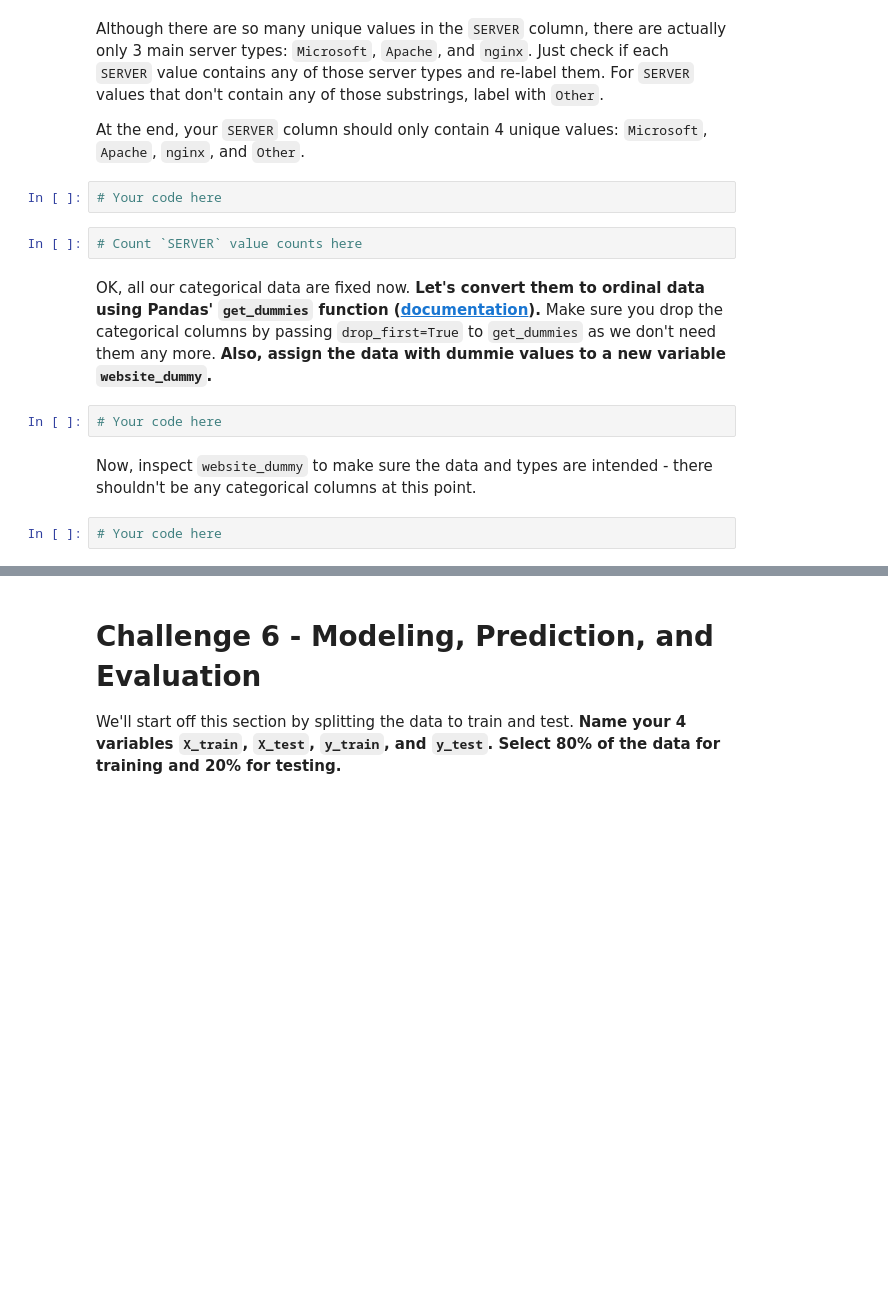
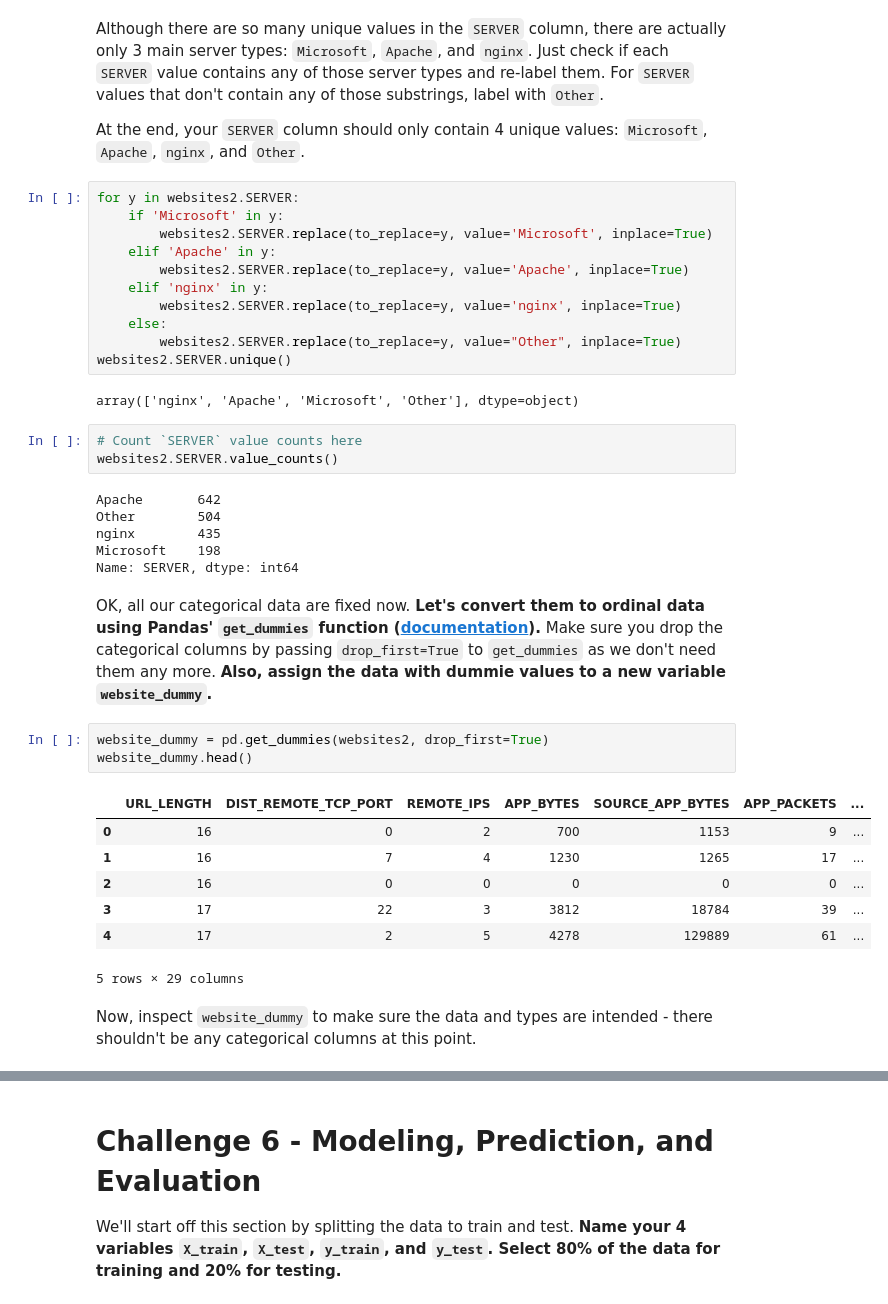
Before and after one commit to marisfont/madrid-oct-2018, a Jupyter notebook: module-3/lab-supervised-learning/your-code/main.ipynb, the cells around one changed output, grey strips where cells are left out. Drawn from its saved outputs; the diff is of its cells as text; blank space fills up the shorter version.

```diff
--- a/module-3/lab-supervised-learning/your-code/main.ipynb
+++ b/module-3/lab-supervised-learning/your-code/main.ipynb
@@ -372,15 +414,40 @@ Now print the `dtypes` of the data again. Besides `WHOIS_COUNTRY` which we alrea
 Although there are so many unique values in the `SERVER` column, there are actually only 3 main server types: `Microsoft`, `Apache`, and `nginx`. Just check if each `SERVER` value contains any of those server types and re-label them. For `SERVER` values that don't contain any of those substrings, label with `Other`.
 
 At the end, your `SERVER` column should only contain 4 unique values: `Microsoft`, `Apache`, `nginx`, and `Other`.
-# %%
-# Your code here
+# %%
+for y in websites2.SERVER:
+    if 'Microsoft' in y:
+        websites2.SERVER.replace(to_replace=y, value='Microsoft', inplace=True)
+    elif 'Apache' in y:
+        websites2.SERVER.replace(to_replace=y, value='Apache', inplace=True)
+    elif 'nginx' in y:
+        websites2.SERVER.replace(to_replace=y, value='nginx', inplace=True)
+    else:
+        websites2.SERVER.replace(to_replace=y, value="Other", inplace=True)
+websites2.SERVER.unique()
+# %% [output]
+array(['nginx', 'Apache', 'Microsoft', 'Other'], dtype=object)
 # %%
 # Count `SERVER` value counts here
+websites2.SERVER.value_counts()
+# %% [output]
+Apache       642
+Other        504
+nginx        435
+Microsoft    198
+Name: SERVER, dtype: int64
 # %% [markdown]
 OK, all our categorical data are fixed now. **Let's convert them to ordinal data using Pandas' `get_dummies` function ([documentation](https://pandas.pydata.org/pandas-docs/stable/generated/pandas.get_dummies.html)).** Make sure you drop the categorical columns by passing `drop_first=True` to `get_dummies` as we don't need them any more. **Also, assign the data with dummie values to a new variable `website_dummy`.**
-# %%
-# Your code here
+# %%
+website_dummy = pd.get_dummies(websites2, drop_first=True)
+website_dummy.head()
+# %% [output]
+|  | URL_LENGTH | DIST_REMOTE_TCP_PORT | REMOTE_IPS | APP_BYTES | SOURCE_APP_BYTES | APP_PACKETS | ... |
+| 0 | 16 | 0 | 2 | 700 | 1153 | 9 | ... |
+| 1 | 16 | 7 | 4 | 1230 | 1265 | 17 | ... |
+| 2 | 16 | 0 | 0 | 0 | 0 | 0 | ... |
+| 3 | 17 | 22 | 3 | 3812 | 18784 | 39 | ... |
+| 4 | 17 | 2 | 5 | 4278 | 129889 | 61 | ... |
+5 rows × 29 columns
 # %% [markdown]
 Now, inspect `website_dummy` to make sure the data and types are intended - there shouldn't be any categorical columns at this point.
-# %%
-# Your code here
```
Also changed, not shown: parts of 14 cells of this notebook.
